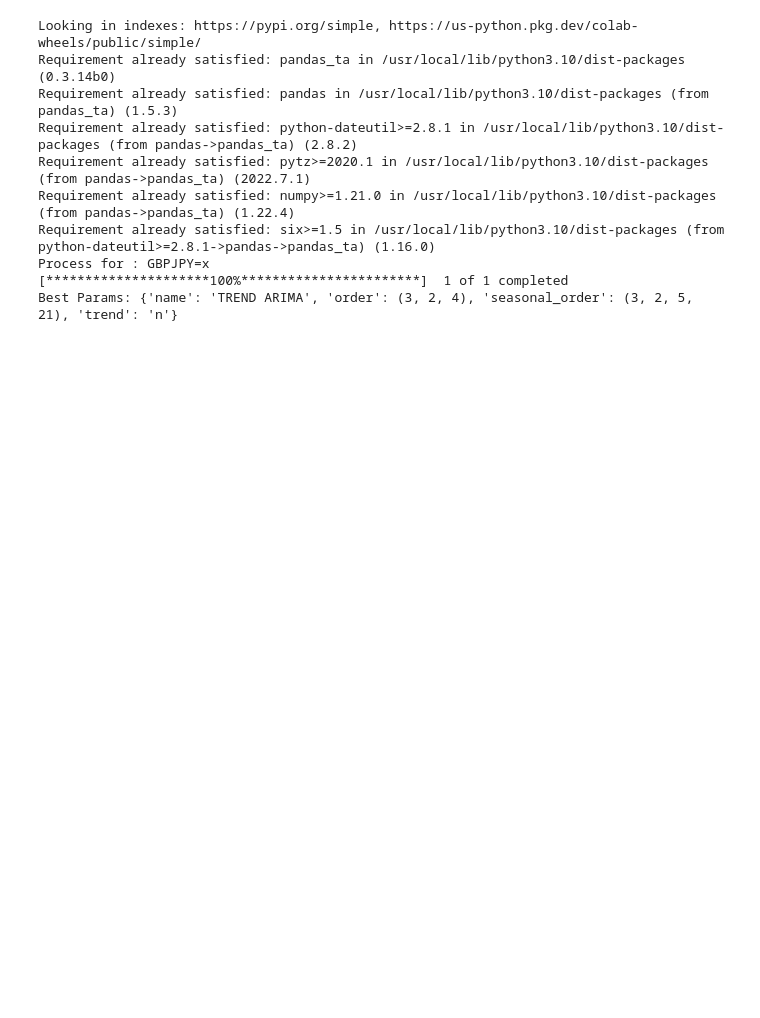
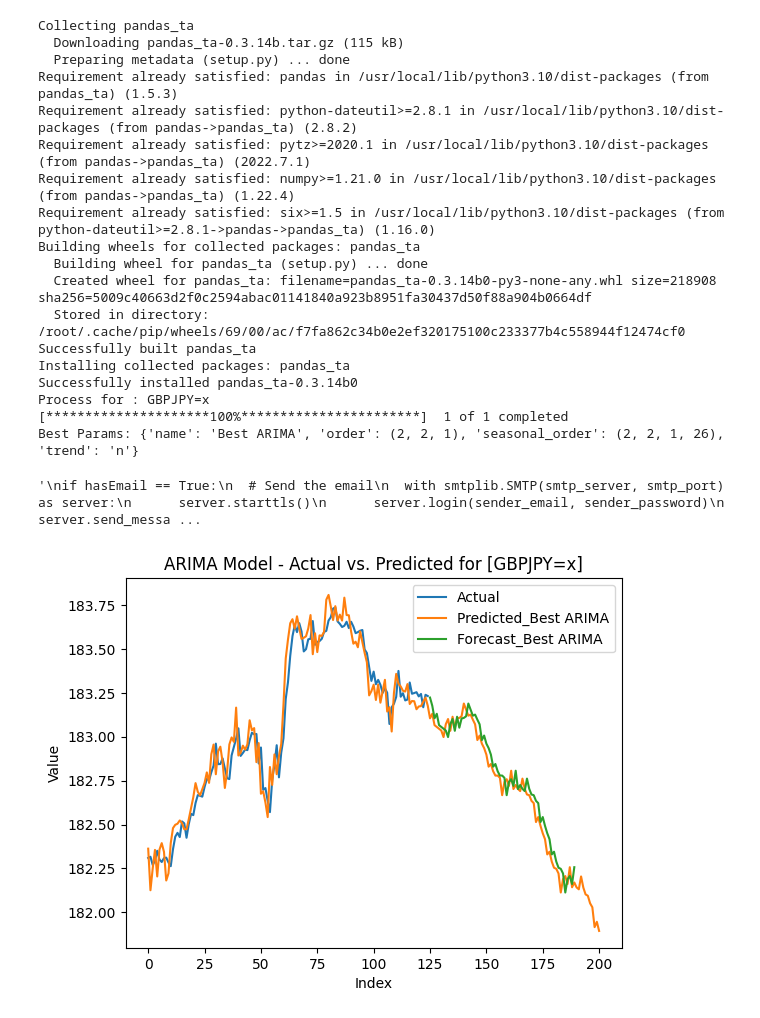
Before and after one commit to alibaba0507/fx_arima_model, a Jupyter notebook: ARIMA_Model_Predict_FX.ipynb, the cells around one changed output. Drawn from its saved outputs; the diff is of its cells as text; code cells hidden in the pictures; blank space fills up the shorter version.

```diff
--- a/ARIMA_Model_Predict_FX.ipynb
+++ b/ARIMA_Model_Predict_FX.ipynb
@@ -80,7 +80,7 @@ def reshape_arr(a):
   reshaped_arr = np.squeeze(arr)
   return reshaped_arr
 
-def create_prediction(params):
+def create_prediction(params,forecast_steps = 50):
   my_array = []
   for best_params in params:
     final_model = None
@@ -96,10 +96,14 @@ def create_prediction(params):
     start_index = 5300
     end_index = 5500
     # Use the loaded ARIMA model to make predictions
+    forecast = final_fitted_model.forecast(steps=forecast_steps) #
     predictions = final_fitted_model.predict(start=start_index, end=end_index)
     y_train_predictions_scaled = predictions.reshape(-1, 1)
     y_train_predictions = scaler.inverse_transform(y_train_predictions_scaled)
-    my_array.append({'name':best_params['name'],'data':y_train_predictions})
+    y_train_forecast_scaled = forecast.reshape(-1, 1)
+    y_train_forecast = scaler.inverse_transform(y_train_forecast_scaled)
+    my_array.append({'name':best_params['name'],'prediction':y_train_predictions
+                      ,'forecast':y_train_forecast})
     gc.collect()
   final_model = None
   final_fitted_model = None
@@ -175,7 +179,7 @@ for s in symbols:
             #{'name':"TREND ARIMA",'order': (2, 1, 2), 'seasonal_order': (1, 1, 5, 55), 'trend': 'n'},
             ]
 
-  y_train_predictions = create_prediction(params)
+  y_train_predictions = create_prediction(params,65)
   y_train_scaled_transformed = y_train_scaled.reshape(-1, 1)
   y_train_scaled_transformed = scaler.inverse_transform(y_train_scaled_transformed)
 
@@ -184,16 +188,21 @@ for s in symbols:
   #y_train_predictions_list = ast.literal_eval(y_train_predictions['data'])
 
   start_index = 0
-  end_index = start_index + len(y_train_predictions[0]['data']) - 0
+  end_index = start_index + len(y_train_predictions[0]['prediction']) - 0
   import matplotlib.pyplot as plt
   # Clear the plot
   plt.clf()
   # Plot the actual values
   plt.plot(range(len(y_train_scaled_transformed[-125:])), y_train_scaled_transformed[-125:], label='Actual')
+  actual_length = len(y_train_scaled_transformed[-125:])
+  # Calculate the x-axis values for the predicted values
+
   cnt = 0
   for predictions in y_train_predictions:
       # Plot the predicted values with adjusted x-axis values
-      plt.plot(range(start_index, end_index), predictions['data'][:end_index - start_index], label='Predicted_'+predictions['name'])
+      plt.plot(range(start_index, end_index), predictions['prediction'][:end_index - start_index], label='Predicted_'+predictions['name'])
+      predicted_x = range(actual_length, actual_length + len(predictions['forecast']))
+      plt.plot(predicted_x, predictions['forecast'][:len(predicted_x)], label='Forecast_' + predictions['name'])
       cnt += 1
 
   # Add labels and title to the plot
@@ -216,33 +225,45 @@ for s in symbols:
 smtp_server = 'smtp.gmail.com'
 smtp_port = 587
 sender_email = 'ali.baba0507@gmail.com'
 sender_password = 'csjtoiacsfiiilkw'
 receiver_email = 'ali.baba0507@gmail.com'
 
 
 msg['From'] = sender_email
 msg['To'] = receiver_email
 msg['Subject'] = 'Fx Prediction ARIMA Model'
 '''
 # Attach the plot image to the email
 with open('my_plot.png', 'rb') as image_file:
     image = MIMEImage(image_file.read())
     msg.attach(image)
 '''
+'''
 if hasEmail == True:
   # Send the email
   with smtplib.SMTP(smtp_server, smtp_port) as server:
       server.starttls()
       server.login(sender_email, sender_password)
       server.send_message(msg)
+'''
 # %% [output]
-Looking in indexes: https://pypi.org/simple, https://us-python.pkg.dev/colab-wheels/public/simple/
-Requirement already satisfied: pandas_ta in /usr/local/lib/python3.10/dist-packages (0.3.14b0)
+Collecting pandas_ta
+  Downloading pandas_ta-0.3.14b.tar.gz (115 kB)
+  Preparing metadata (setup.py) ... done
 Requirement already satisfied: pandas in /usr/local/lib/python3.10/dist-packages (from pandas_ta) (1.5.3)
 Requirement already satisfied: python-dateutil>=2.8.1 in /usr/local/lib/python3.10/dist-packages (from pandas->pandas_ta) (2.8.2)
 Requirement already satisfied: pytz>=2020.1 in /usr/local/lib/python3.10/dist-packages (from pandas->pandas_ta) (2022.7.1)
 Requirement already satisfied: numpy>=1.21.0 in /usr/local/lib/python3.10/dist-packages (from pandas->pandas_ta) (1.22.4)
 Requirement already satisfied: six>=1.5 in /usr/local/lib/python3.10/dist-packages (from python-dateutil>=2.8.1->pandas->pandas_ta) (1.16.0)
+Building wheels for collected packages: pandas_ta
+  Building wheel for pandas_ta (setup.py) ... done
+  Created wheel for pandas_ta: filename=pandas_ta-0.3.14b0-py3-none-any.whl size=218908 sha256=5009c40663d2f0c2594abac01141840a923b8951fa30437d50f88a904b0664df
+  Stored in directory: /root/.cache/pip/wheels/69/00/ac/f7fa862c34b0e2ef320175100c233377b4c558944f12474cf0
+Successfully built pandas_ta
+Installing collected packages: pandas_ta
+Successfully installed pandas_ta-0.3.14b0
 Process for : GBPJPY=x
 [*********************100%***********************]  1 of 1 completed
-Best Params: {'name': 'TREND ARIMA', 'order': (3, 2, 4), 'seasonal_order': (3, 2, 5, 21), 'trend': 'n'}
+Best Params: {'name': 'Best ARIMA', 'order': (2, 2, 1), 'seasonal_order': (2, 2, 1, 26), 'trend': 'n'}
+'\nif hasEmail == True:\n  # Send the email\n  with smtplib.SMTP(smtp_server, smtp_port) as server:\n      server.starttls()\n      server.login(sender_email, sender_password)\n      server.send_messa ...
+[figure, added]
```
